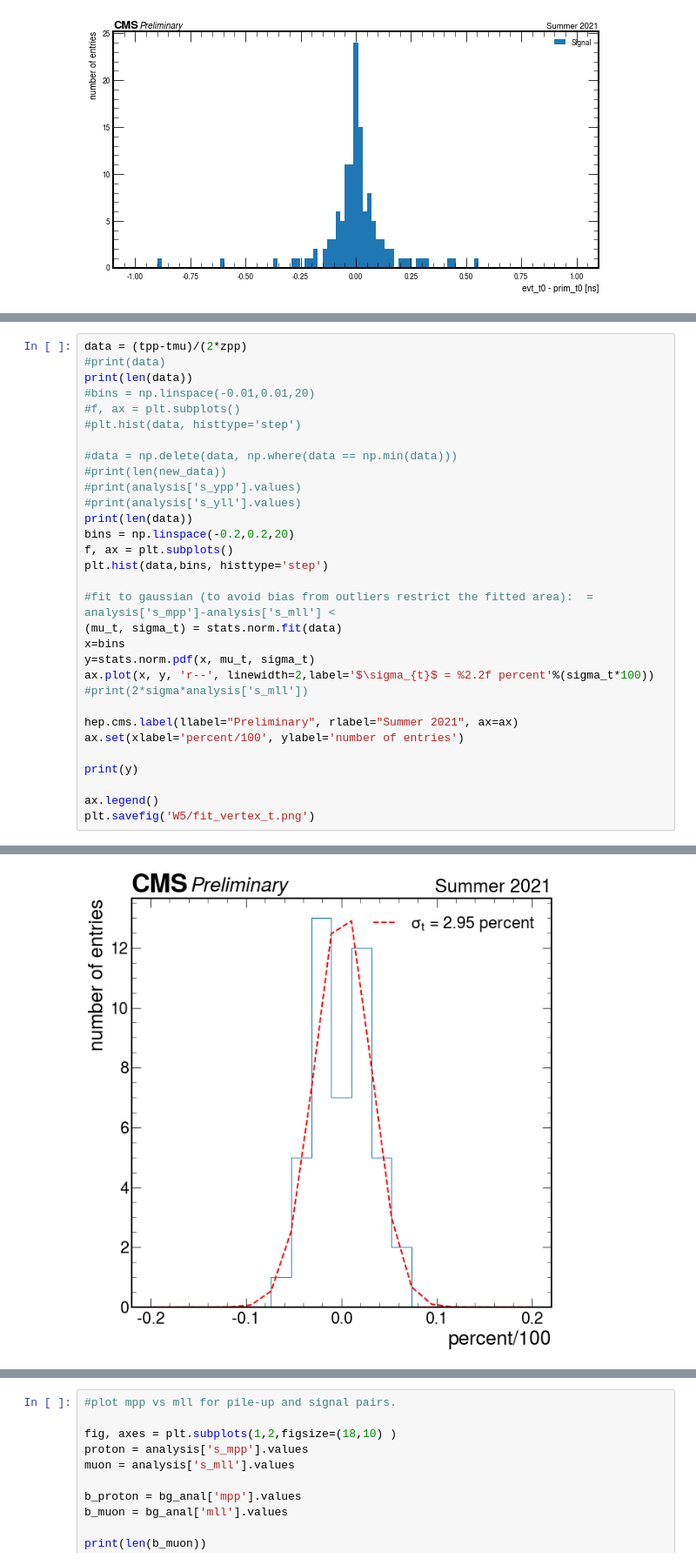
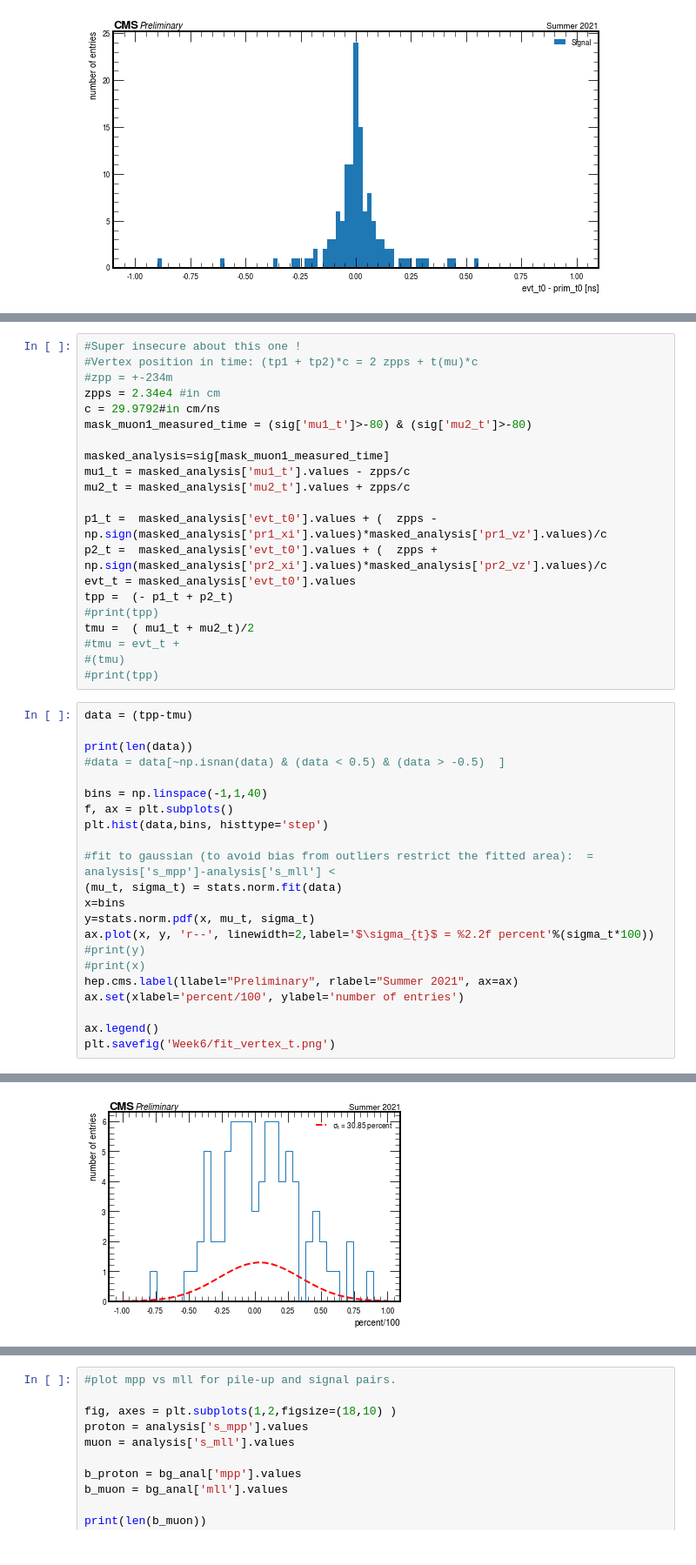
Before and after one commit to jloemker/SWAN, a Jupyter notebook: Analysis_Bg_Sig.ipynb, the cells around one changed output, grey strips where cells are left out. Shown at 87% size. Cells and saved outputs as stored; diff of their text form.

```diff
--- a/Analysis_Bg_Sig.ipynb
+++ b/Analysis_Bg_Sig.ipynb
@@ -572,17 +605,31 @@ NameError: name 'analysis' is not defined
+# %%
+#Super insecure about this one !
+#Vertex position in time: (tp1 + tp2)*c = 2 zpps + t(mu)*c
+#zpp = +-234m
+zpps = 2.34e4 #in cm
+c = 29.9792#in cm/ns
+mask_muon1_measured_time = (sig['mu1_t']>-80) & (sig['mu2_t']>-80)
+
+masked_analysis=sig[mask_muon1_measured_time]
+mu1_t = masked_analysis['mu1_t'].values - zpps/c
+mu2_t = masked_analysis['mu2_t'].values + zpps/c
+
+p1_t =  masked_analysis['evt_t0'].values + (  zpps - np.sign(masked_analysis['pr1_xi'].values)*masked_analysis['pr1_vz'].values)/c
+p2_t =  masked_analysis['evt_t0'].values + (  zpps + np.sign(masked_analysis['pr2_xi'].values)*masked_analysis['pr2_vz'].values)/c
+evt_t = masked_analysis['evt_t0'].values
+tpp =  (- p1_t + p2_t)
+#print(tpp)
+tmu =  ( mu1_t + mu2_t)/2
+#tmu = evt_t +
+#(tmu)
+#print(tpp)
 # %%
-data = (tpp-tmu)/(2*zpp)
-#print(data)
+data = (tpp-tmu)
+
 print(len(data))
-#bins = np.linspace(-0.01,0.01,20)
-#f, ax = plt.subplots()
-#plt.hist(data, histtype='step')
+#data = data[~np.isnan(data) & (data < 0.5) & (data > -0.5)  ]
 
-#data = np.delete(data, np.where(data == np.min(data)))
-#print(len(new_data))
-#print(analysis['s_ypp'].values)
-#print(analysis['s_yll'].values)
-print(len(data))
-bins = np.linspace(-0.2,0.2,20)
+bins = np.linspace(-1,1,40)
 f, ax = plt.subplots()
 plt.hist(data,bins, histtype='step')
 
@@ -591,13 +638,11 @@ plt.hist(data,bins, histtype='step')
 x=bins
 y=stats.norm.pdf(x, mu_t, sigma_t)
 ax.plot(x, y, 'r--', linewidth=2,label='$\sigma_{t}$ = %2.2f percent'%(sigma_t*100))
-#print(2*sigma*analysis['s_mll'])
-
+#print(y)
+#print(x)
 hep.cms.label(llabel="Preliminary", rlabel="Summer 2021", ax=ax)
 ax.set(xlabel='percent/100', ylabel='number of entries')
 
-print(y)
-
 ax.legend()
-plt.savefig('W5/fit_vertex_t.png')
+plt.savefig('Week6/fit_vertex_t.png')
 # %% [output]
@@ -611 +650 @@ plt.savefig('W5/fit_vertex_t.png')
-[figure, old version]
+[figure, new version]
```
Also changed, not shown: parts of 30 cells of this notebook, 1 other file.
